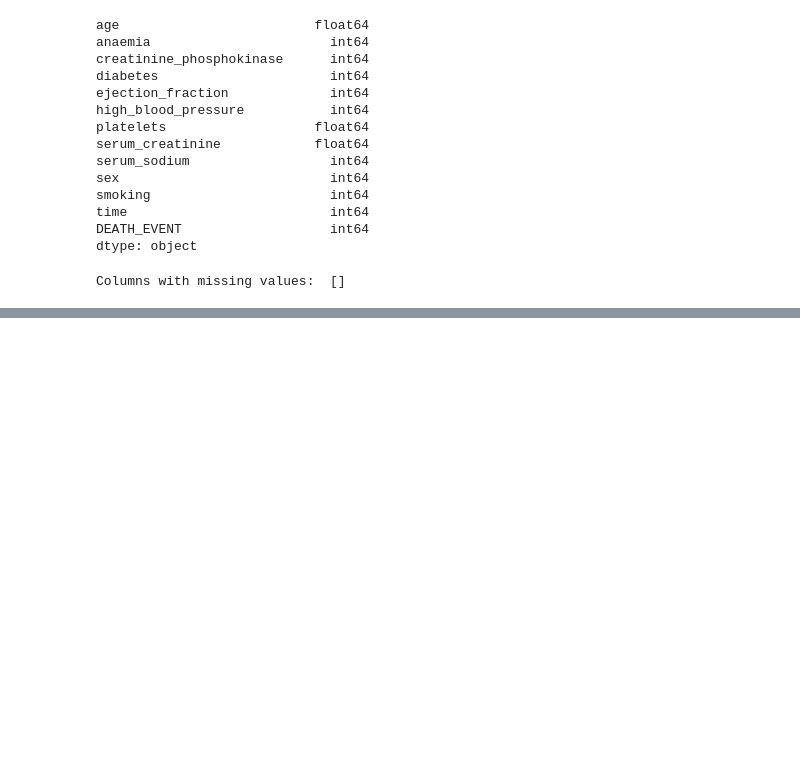
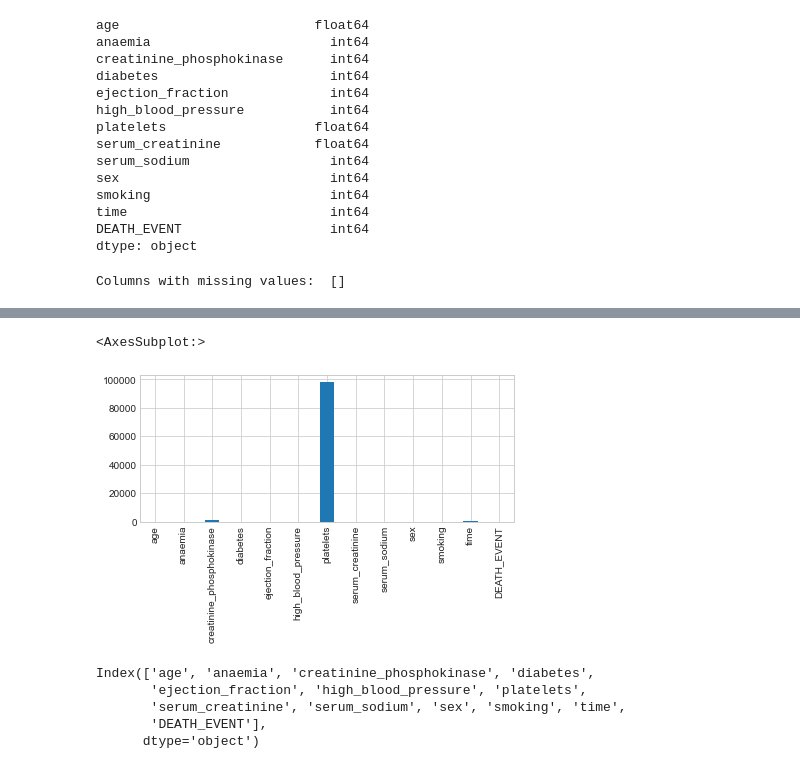
Before and after one commit to joshfuchs/ML_projects, a Jupyter notebook: heart_failure.ipynb, the cells around one changed output, grey strips where cells are left out. Drawn from its saved outputs; the diff is of its cells as text; code cells hidden in the pictures; blank space fills up the shorter version.

```diff
--- a/heart_failure.ipynb
+++ b/heart_failure.ipynb
@@ -89,0 +107,13 @@ Columns with missing values:  []
+# %%
+df.std().plot(kind='bar')
+# %% [output]
+<AxesSubplot:>
+[figure, added]
+# %%
+df.columns
+# %% [output]
+Index(['age', 'anaemia', 'creatinine_phosphokinase', 'diabetes',
+       'ejection_fraction', 'high_blood_pressure', 'platelets',
+       'serum_creatinine', 'serum_sodium', 'sex', 'smoking', 'time',
+       'DEATH_EVENT'],
+      dtype='object')
```
Also changed, not shown: parts of 12 cells of this notebook.
